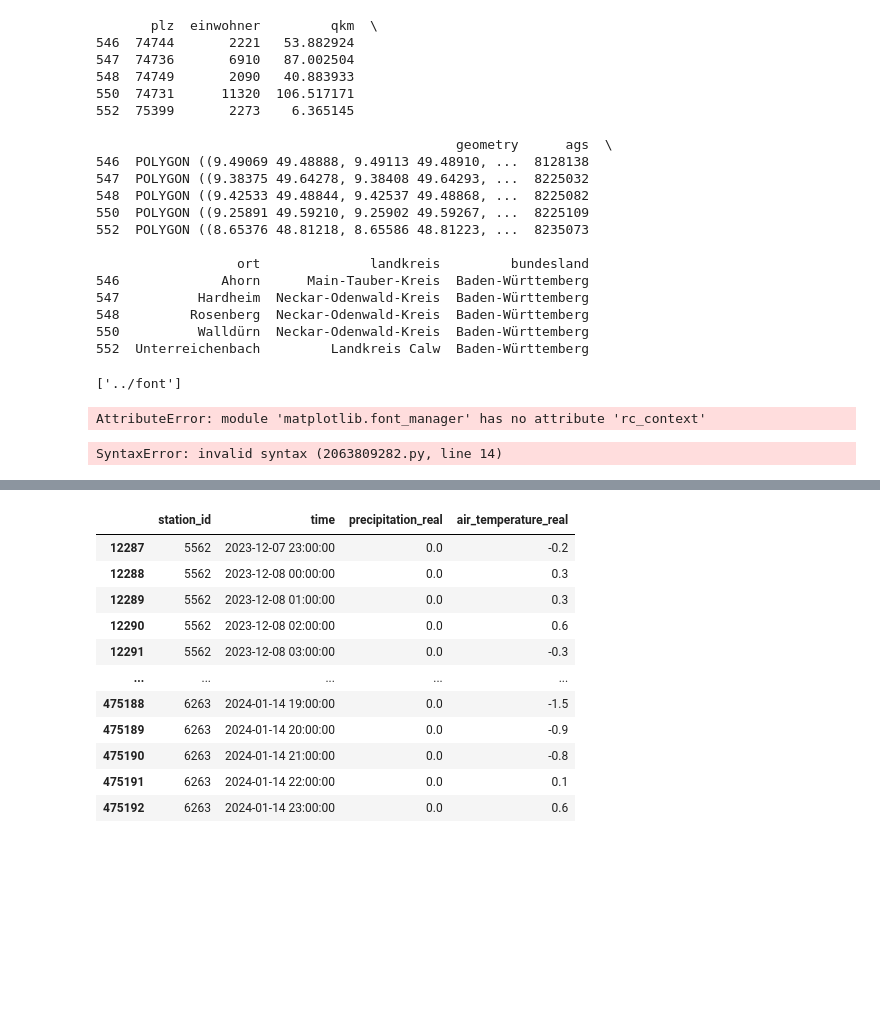
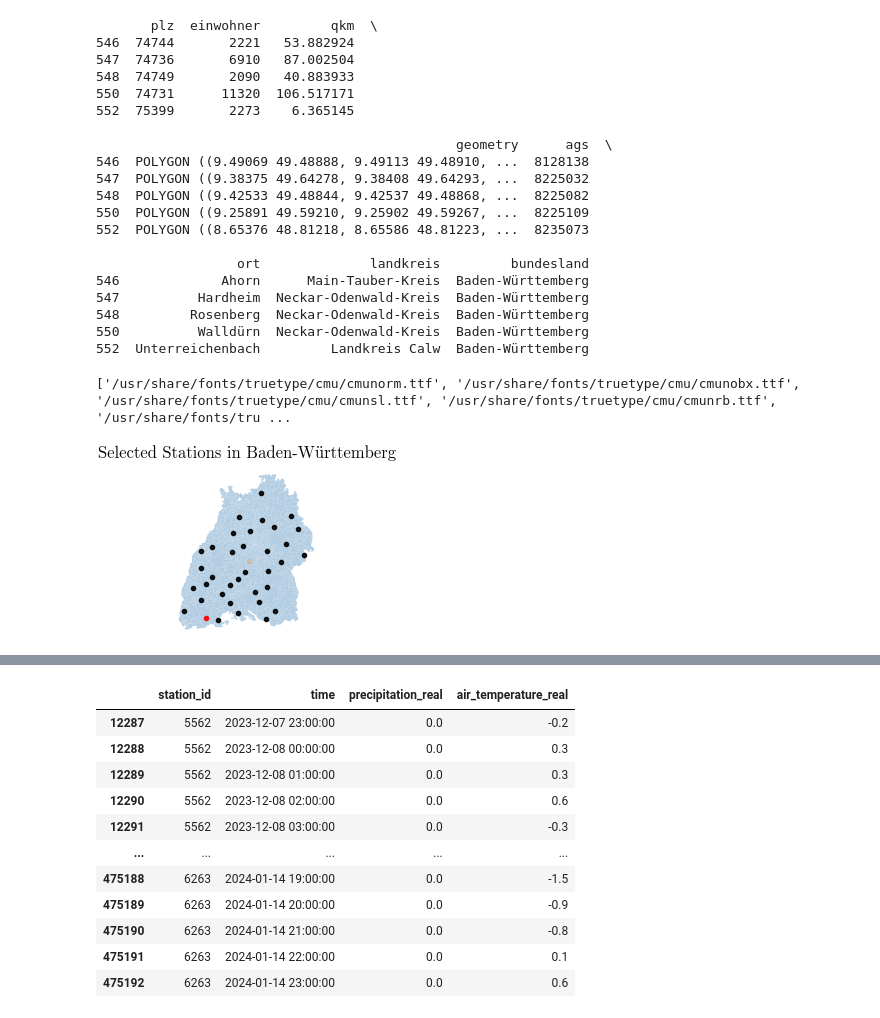
Before and after one commit to RobinU434/DataLiteracy, a Jupyter notebook: studies/11_01_24_LD_fig_BaWu_stations.ipynb, the cells around one changed output, grey strips where cells are left out. Drawn from its saved outputs; the diff is of its cells as text; code cells hidden in the pictures; blank space fills up the shorter version.

Commit message:
Fixed fonts in plt

```diff
--- a/studies/11_01_24_LD_fig_BaWu_stations.ipynb
+++ b/studies/11_01_24_LD_fig_BaWu_stations.ipynb
@@ -127,53 +127,65 @@ print(bawu_df.head())
 548         Rosenberg  Neckar-Odenwald-Kreis  Baden-Württemberg
 550          Walldürn  Neckar-Odenwald-Kreis  Baden-Württemberg
 552  Unterreichenbach         Landkreis Calw  Baden-Württemberg
-# %%
-plt.rcParams.update(figsizes.icml2022_half())
-plt.rcParams.update(fonts.neurips2021())
-import matplotlib.font_manager
-matplotlib.font_manager.get_font_names()
-font_dirs = ["../font"]
-font_files = matplotlib.font_manager.findSystemFonts(fontpaths=font_dirs)
-print(font_dirs)
-plt.rcParams['font.serif'] = 'CMU'
-matplotlib.font_manager.rc_context(fonts.neurips2021())
-# %% [output]
-['../font']
-AttributeError: module 'matplotlib.font_manager' has no attribute 'rc_context'
+# %%
+plt.rcParams.update(figsizes.icml2022_half())
+from tueplots import figsizes, fonts
+import matplotlib.font_manager
+
+font_dirs = ["/usr/share/fonts/truetype/cmu/"]
+font_files = matplotlib.font_manager.findSystemFonts(fontpaths=font_dirs)
+
+params = {
+    'text.usetex': False,
+    'font.serif': ['CMU Serif'],  # Specify the correct font name
+    'mathtext.fontset': 'stix',
+    'mathtext.rm': 'serif',
+    'mathtext.it': 'serif:italic',
+    'mathtext.bf': 'serif:bold',
+    'font.family': 'serif',
+}
+
+plt.rcParams.update(params)
+# %% [output]
+['/usr/share/fonts/truetype/cmu/cmunorm.ttf', '/usr/share/fonts/truetype/cmu/cmunobx.ttf', '/usr/share/fonts/truetype/cmu/cmunsl.ttf', '/usr/share/fonts/truetype/cmu/cmunrb.ttf', '/usr/share/fonts/tru ...
 # %%
 fig, ax = plt.subplots()
 
 stations_dict.update({'Tübingen': (9.057645, 48.521637)})
 #plz_shape_df.plot(ax=ax, color='orange', alpha=0.8)
 bawu_df.plot(ax = ax,
              categorical = True,
              color= cmap_color(0.15),
              alpha = 1)
 # Plot cities.
 for c in stations_dict.keys():
     # Plot city name.
 
     # Plot city location centroid.
-    if c== 'Tübingen' dot_color=cdot_color(0.1) & c== 'Dachsberg-Wolpadingen' dot_color='red' else 'black'
+    dot_color = cdot_color(0.1) if c == 'Tübingen' else 'red' if c == 'Dachsberg-Wolpadingen' else 'black'
     ax.plot(
         stations_dict[c][0],
         stations_dict[c][1],
         marker='.',
         c=dot_color,
         alpha=0.9 if c != 'Tübingen' else 0.2,
     )
-
+# Hide the axes spines
+ax.spines['top'].set_visible(False)
+ax.spines['right'].set_visible(False)
+ax.spines['bottom'].set_visible(False)
+ax.spines['left'].set_visible(False)
 ax.set(
     title='Selected Stations in Baden-Württemberg',
     xticks = [],
     yticks = [],
     #aspect=1.3,
     #xlabel = 'Longitude',
     #ylabel = 'Latitude',
 )
 plt.savefig('../figures/fig_bawu_map_stations_LD.pdf')
 # %% [output]
-SyntaxError: invalid syntax (2063809282.py, line 14)
+[figure, added]
 # %%
 import datetime
 import logging
```
Also changed, not shown: parts of 1 cell of this notebook, 3 other files.
